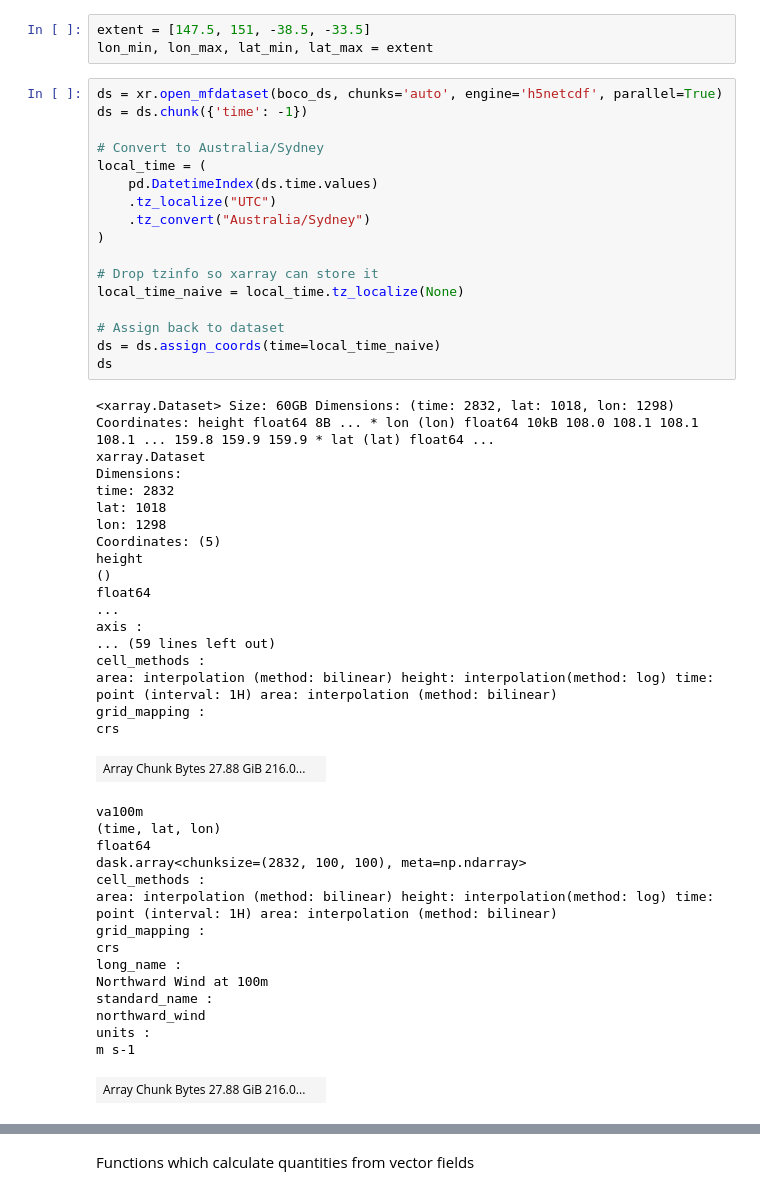
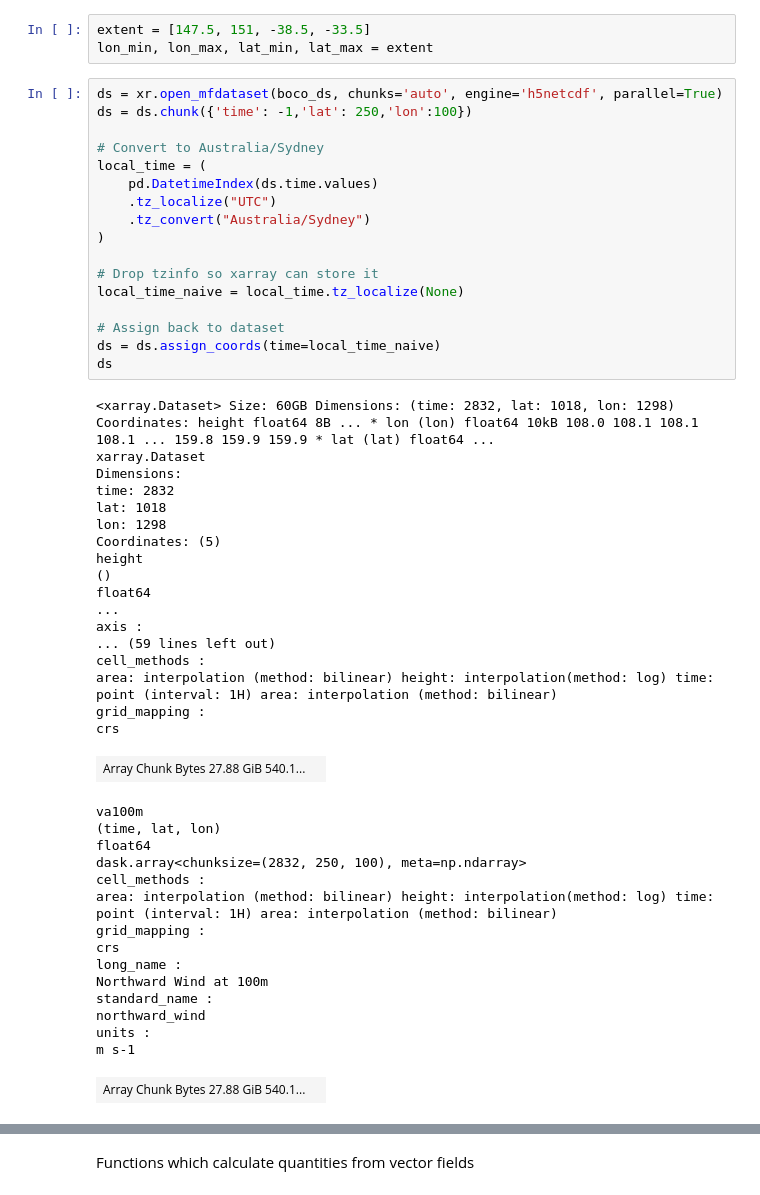
Before and after one commit to salpadorume/NEM_BARRA, a Jupyter notebook: case_studies/alpine_wind/C2_calc_composite.ipynb, the cells around one changed output, grey strips where cells are left out. Cells and saved outputs as stored; diff of their text form.

```diff
--- a/case_studies/alpine_wind/C2_calc_composite.ipynb
+++ b/case_studies/alpine_wind/C2_calc_composite.ipynb
@@ -53,44 +47,44 @@ extent = [147.5, 151, -38.5, -33.5]
 lon_min, lon_max, lat_min, lat_max = extent
 # %%
 ds = xr.open_mfdataset(boco_ds, chunks='auto', engine='h5netcdf', parallel=True)
-ds = ds.chunk({'time': -1})
+ds = ds.chunk({'time': -1,'lat': 250,'lon':100})
 
 # Convert to Australia/Sydney
 local_time = (
     pd.DatetimeIndex(ds.time.values)
     .tz_localize("UTC")
     .tz_convert("Australia/Sydney")
 )
 
 # Drop tzinfo so xarray can store it
 local_time_naive = local_time.tz_localize(None)
 
 # Assign back to dataset
 ds = ds.assign_coords(time=local_time_naive)
 ds
 # %% [output]
 <xarray.Dataset> Size: 60GB Dimensions: (time: 2832, lat: 1018, lon: 1298) Coordinates: height float64 8B ... * lon (lon) float64 10kB 108.0 108.1 108.1 108.1 ... 159.8 159.9 159.9 * lat (lat) float64 ...
 xarray.Dataset
 Dimensions:
 time: 2832
 lat: 1018
 lon: 1298
 Coordinates: (5)
 height
 ()
 float64
 ...
 axis :
 ... (59 lines left out)
 cell_methods :
 area: interpolation (method: bilinear) height: interpolation(method: log) time: point (interval: 1H) area: interpolation (method: bilinear)
 grid_mapping :
 crs
-| Array Chunk Bytes 27.88 GiB 216.0... |  |
+| Array Chunk Bytes 27.88 GiB 540.1... |  |
 va100m
 (time, lat, lon)
 float64
-dask.array<chunksize=(2832, 100, 100), meta=np.ndarray>
+dask.array<chunksize=(2832, 250, 100), meta=np.ndarray>
 cell_methods :
 area: interpolation (method: bilinear) height: interpolation(method: log) time: point (interval: 1H) area: interpolation (method: bilinear)
 grid_mapping :
@@ -101,7 +95,7 @@ standard_name :
 northward_wind
 units :
 m s-1
-| Array Chunk Bytes 27.88 GiB 216.0... |  |
+| Array Chunk Bytes 27.88 GiB 540.1... |  |
 Indexes: (3)
 lon
 PandasIndex
```
Also changed, not shown: parts of 10 cells of this notebook, 2 other files.
